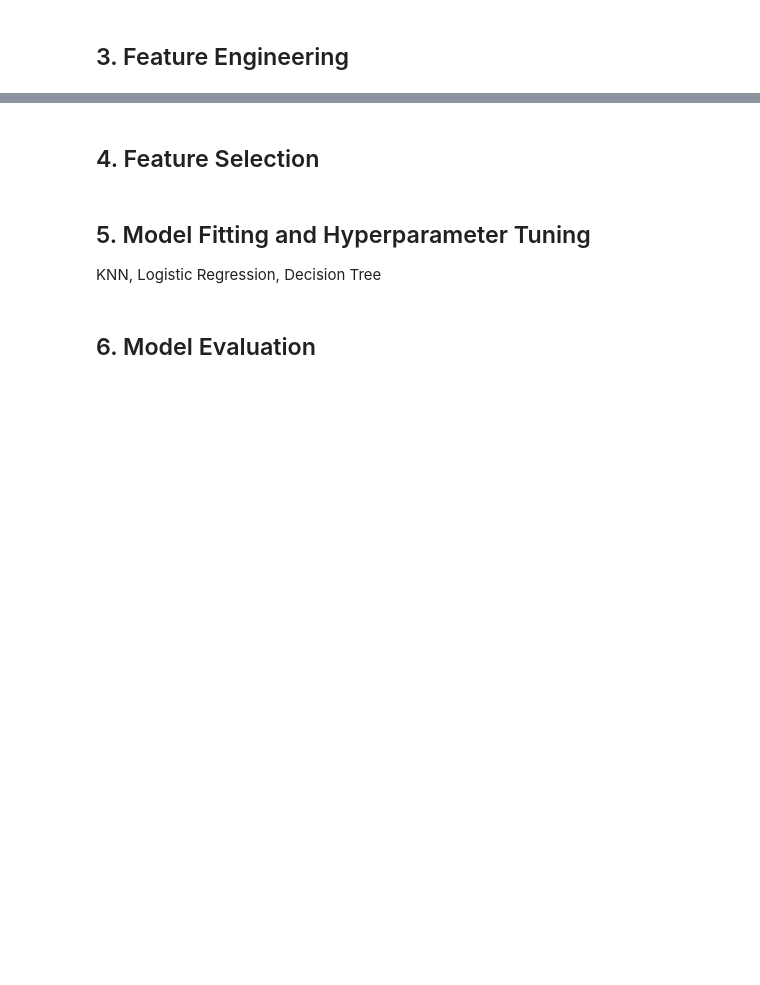
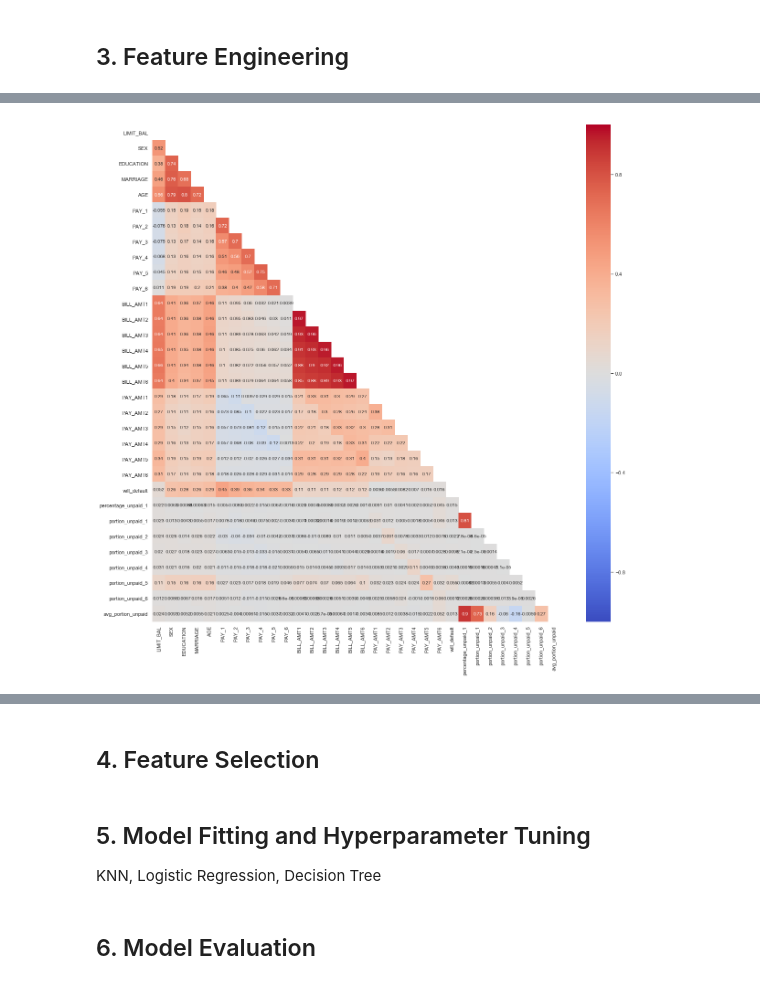
Before and after one commit to learn-co-students/nyc-mhtn-ds-042219-lectures, a Jupyter notebook: Module_4/classification_evaluation_mini_project/classification-assessment-mini-project.ipynb, the cells around one changed output, grey strips where cells are left out. Saved outputs shown, nothing was run; the diff lists cells and outputs as text; code cells hidden in the pictures; blank space fills up the shorter version.

```diff
--- a/Module_4/classification_evaluation_mini_project/classification-assessment-mini-project.ipynb
+++ b/Module_4/classification_evaluation_mini_project/classification-assessment-mini-project.ipynb
@@ -289,0 +340,5 @@ df['']
+# %%
+indices_to_inspect=[]
+for index in df['BILL_AMT6'].index:
+    if df['BILL_AMT6'][index]<0:
+        indices_to_inspect.append(index)
@@ -289,0 +374,5 @@ df['']
+# %%
+#Lump together -2, -1, 0 payment status
+df[df['PAY_6'] == -2] = 0
+# %%
+df[df['PAY_6'] == -1] = 0
@@ -289,0 +391,9 @@ df['']
+# %%
+correlation = df.corr()
+plt.figure(figsize=(20,20))
+mask=np.zeros_like(df.corr(), dtype=np.bool)
+mask[np.triu_indices_from(mask)] = True
+heatmap = sns.heatmap(correlation, annot=True, mask=mask,
+                      linewidths=0, vmin=-1, cmap="coolwarm")
+# %% [output]
+[figure, added]
```
Also changed, not shown: parts of 34 cells of this notebook.
